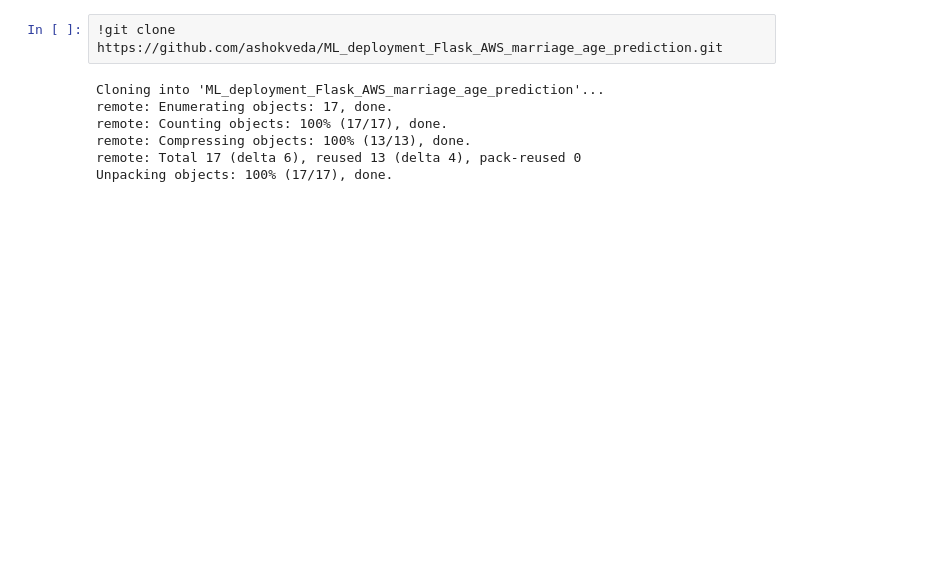
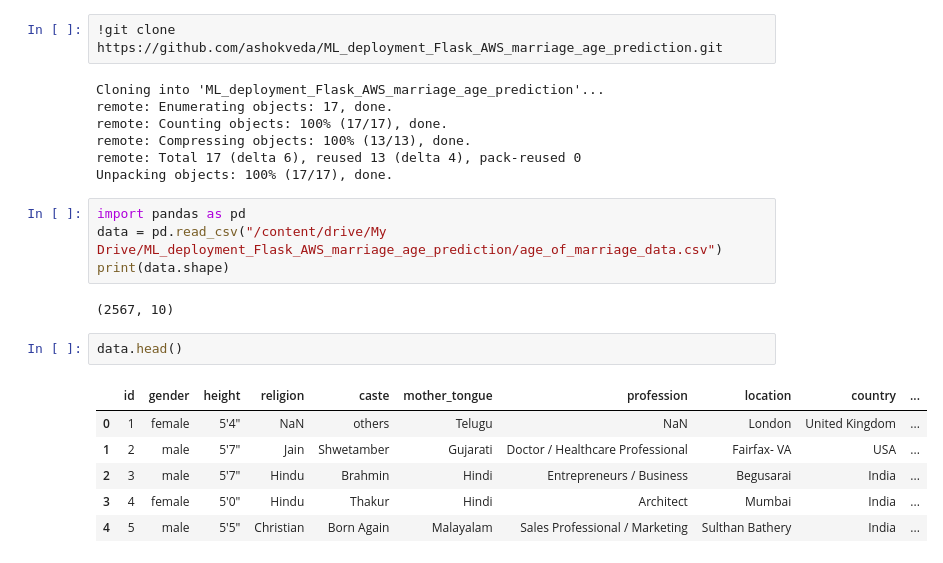
Before and after one commit to coolapple/deployML2, a Jupyter notebook: ML_Deployment_Flask_AWS_Marriage.ipynb, the cells around one changed output. Saved outputs shown, nothing was run; the diff lists cells and outputs as text; blank space fills up the shorter version.

```diff
--- a/ML_Deployment_Flask_AWS_Marriage.ipynb
+++ b/ML_Deployment_Flask_AWS_Marriage.ipynb
@@ -22,3 +23,18 @@ remote: Counting objects: 100% (17/17), done.
 remote: Compressing objects: 100% (13/13), done.
 remote: Total 17 (delta 6), reused 13 (delta 4), pack-reused 0
 Unpacking objects: 100% (17/17), done.
+# %%
+import pandas as pd
+data = pd.read_csv("/content/drive/My Drive/ML_deployment_Flask_AWS_marriage_age_prediction/age_of_marriage_data.csv")
+print(data.shape)
+# %% [output]
+(2567, 10)
+# %%
+data.head()
+# %% [output]
+|  | id | gender | height | religion | caste | mother_tongue | profession | location | country | ... |
+| 0 | 1 | female | 5'4" | NaN | others | Telugu | NaN | London | United Kingdom | ... |
+| 1 | 2 | male | 5'7" | Jain | Shwetamber | Gujarati | Doctor / Healthcare Professional | Fairfax- VA | USA | ... |
+| 2 | 3 | male | 5'7" | Hindu | Brahmin | Hindi | Entrepreneurs / Business | Begusarai | India | ... |
+| 3 | 4 | female | 5'0" | Hindu | Thakur | Hindi | Architect | Mumbai | India | ... |
+| 4 | 5 | male | 5'5" | Christian | Born Again | Malayalam | Sales Professional / Marketing | Sulthan Bathery | India | ... |
```
Also changed, not shown: parts of 34 cells of this notebook.
